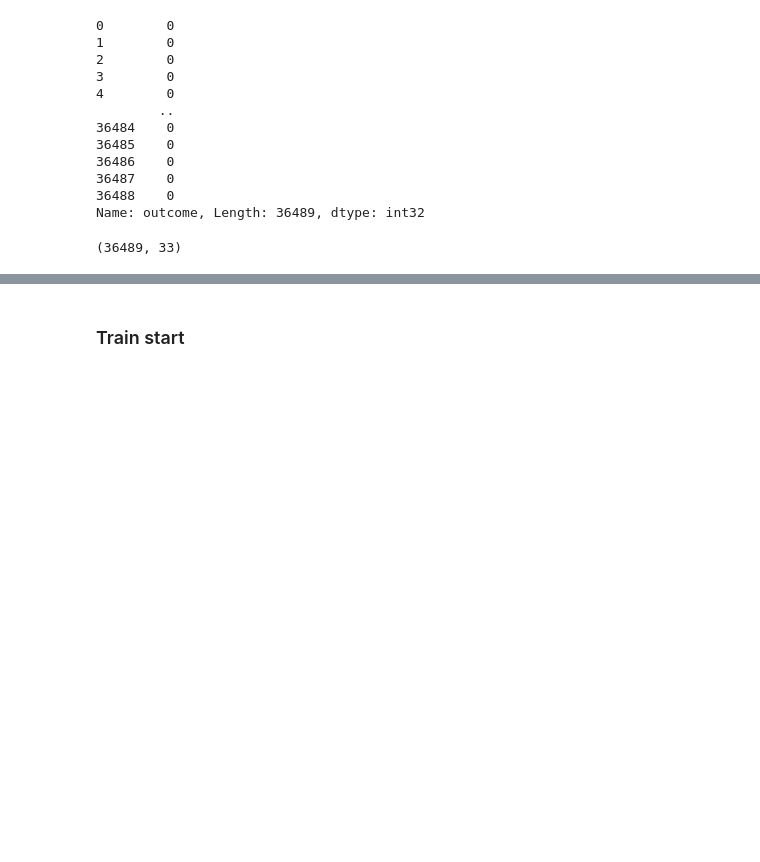
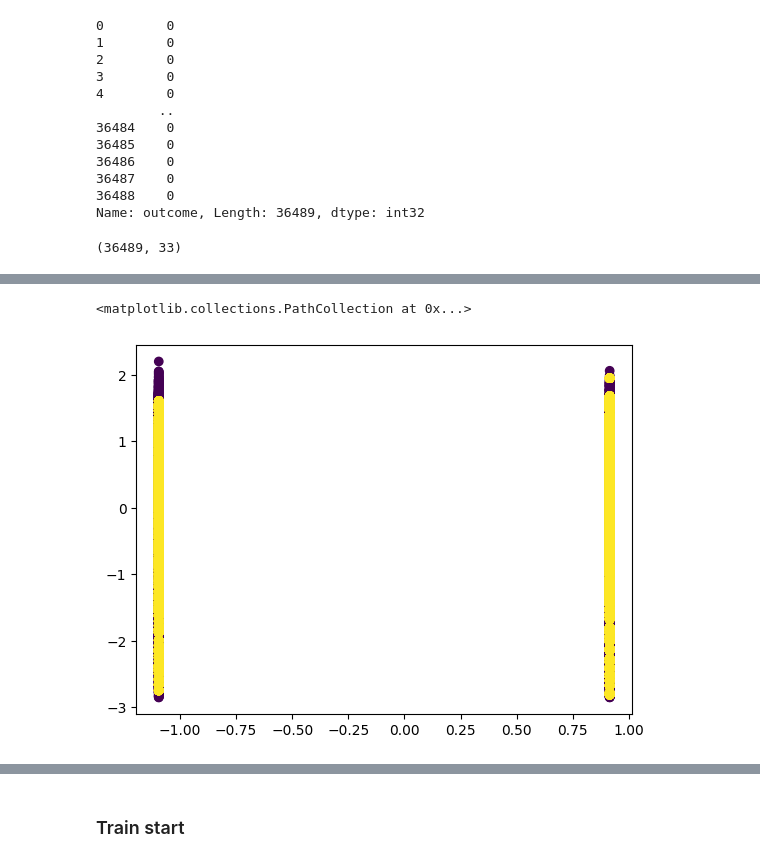
Before and after one commit to SherryAxleng/SPH6004, a Jupyter notebook: assignment_lxl.ipynb, the cells around one changed output, grey strips where cells are left out. Drawn from its saved outputs; the diff is of its cells as text; code cells hidden in the pictures; blank space fills up the shorter version.

```diff
--- a/assignment_lxl.ipynb
+++ b/assignment_lxl.ipynb
@@ -136,0 +245,9 @@ df_filled.shape
+# %%
+from imblearn.over_sampling import RandomOverSampler
+ros = RandomOverSampler(random_state=10)
+df_features_resampled,label_resampled= ros.fit_resample(df_features,df_label)
+# %%
+plt.scatter(df_features_resampled[:,0],df_features_resampled[:,1],c=label_resampled)
+# %% [output]
+<matplotlib.collections.PathCollection at 0x...>
+[figure, added]
```
Also changed, not shown: parts of 76 cells of this notebook.
